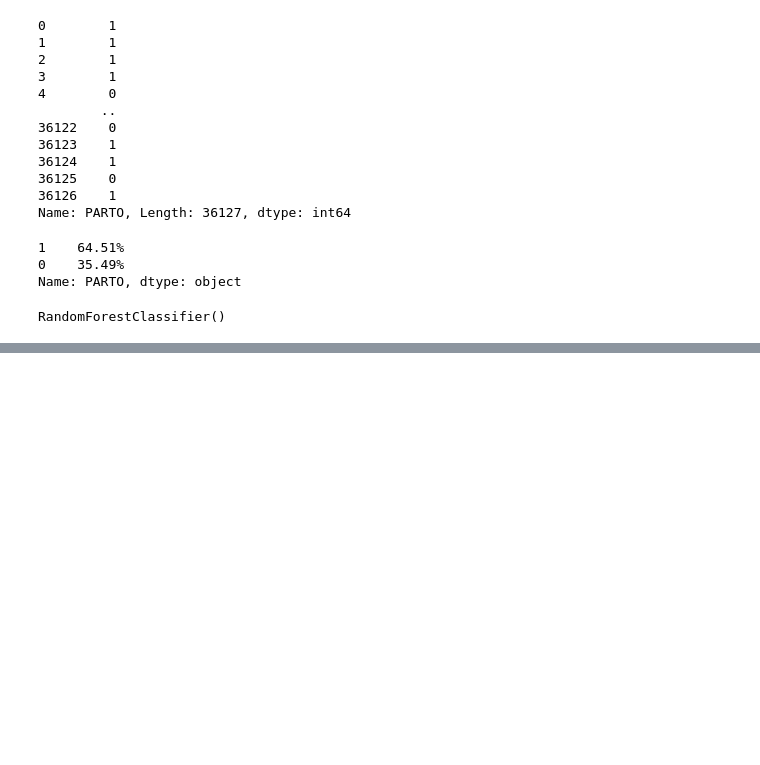
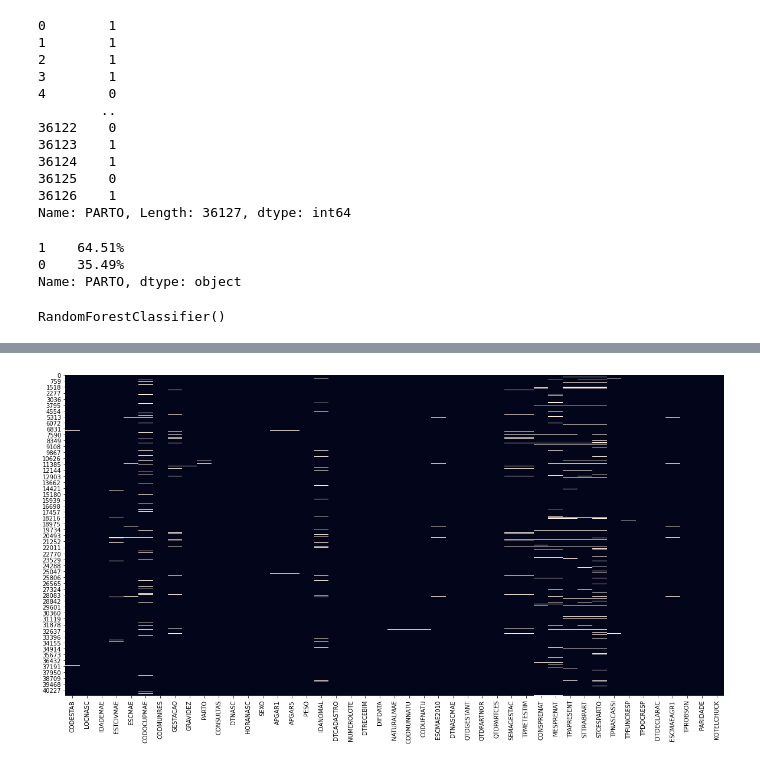
Before and after one commit to felipetimbo/ml-projects, a Jupyter notebook: Classification - Childbirth.ipynb, the cells around one changed output, grey strips where cells are left out. Saved outputs shown, nothing was run; the diff lists cells and outputs as text; code cells hidden in the pictures; blank space fills up the shorter version.

```diff
--- a/Classification - Childbirth.ipynb
+++ b/Classification - Childbirth.ipynb
@@ -291,0 +291,7 @@ sns.heatmap(correlations, annot=True, cmap=sns.diverging_palette(240,240, as_cma
+# %%
+fig, ax = plt.subplots(figsize=(20,10))
+# sns.heatmap(df1.iloc[:, 1:6:], annot=True, linewidths=.5, ax=ax)
+
+sns.heatmap(childbirth_subset_df.isnull(), cbar = False, ax=ax);
+# %% [output]
+[figure, added]
```
Also changed, not shown: parts of 44 cells of this notebook.
